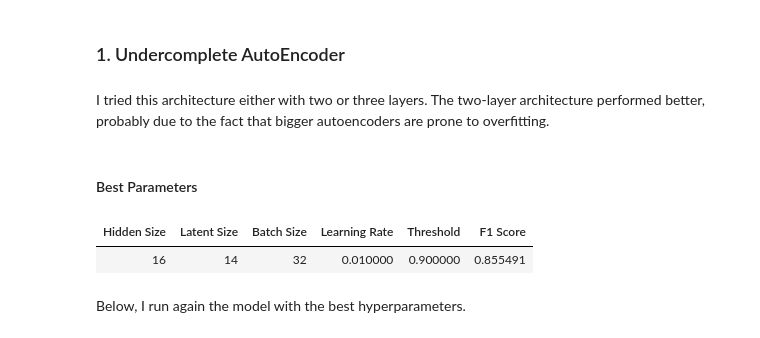
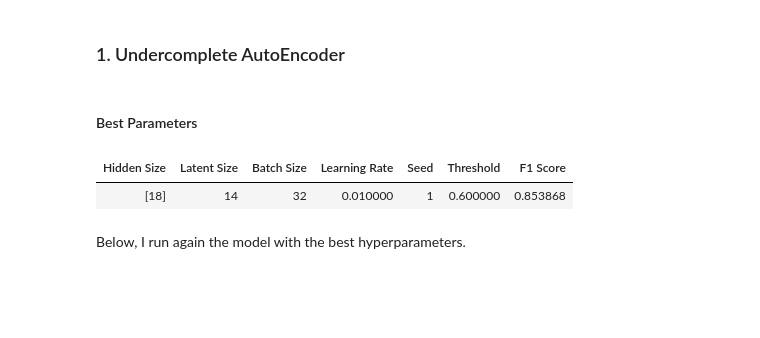
Before and after one commit to martin-krutsky/anomaly-detection-autoencoders, a Jupyter notebook: outlier_detection.ipynb, the cells around one changed output. Saved outputs shown, nothing was run; the diff lists cells and outputs as text; code cells hidden in the pictures; blank space fills up the shorter version.

```diff
--- a/outlier_detection.ipynb
+++ b/outlier_detection.ipynb
@@ -330,16 +339,17 @@ def train_eval_test_model(ModelClass: Type[nn.Module], hidden_size: int, latent_
     threshold, f1 = try_threshold_grid(MSEs, y_test, model_name, start=0.1, stop=5.0, num_thresholds=50, verbose_lvl=0)
     return threshold, f1
 # %%
-def grid_search(ModelClass: Type[nn.Module], model_name: str, hidden_sizes: List[int], latent_sizes: List[int], batch_sizes: List[int], learning_rates: List[float]):
+def grid_search(ModelClass: Type[nn.Module], model_name: str, hidden_sizes_ls: List[List[int]], latent_sizes: List[int],
+                batch_sizes: List[int], learning_rates: List[float], seeds: List[int]):
     best_f1 = 0.0
     best_model_params = None
 
-    cartes_product = list(itertools.product(hidden_sizes, latent_sizes, batch_sizes, learning_rates))
-    for hidden_size, latent_size, batch_size, learning_rate in tqdm(cartes_product):
-        threshold, f1 = train_eval_test_model(ModelClass, hidden_size, latent_size, model_name, batch_size, learning_rate)
+    cartes_product = list(itertools.product(hidden_sizes_ls, latent_sizes, batch_sizes, learning_rates, seeds))
+    for hidden_sizes, latent_size, batch_size, learning_rate, seed in tqdm(cartes_product):
+        threshold, f1 = train_eval_test_model(ModelClass, hidden_sizes, latent_size, model_name, batch_size, learning_rate, seed)
         if f1 > best_f1:
             best_f1 = f1
-            best_model_params = hidden_size, latent_size, batch_size, learning_rate, threshold
+            best_model_params = hidden_sizes, latent_size, batch_size, learning_rate, seed, threshold
     return best_model_params, best_f1
 # %% [markdown]
 ---
@@ -347,40 +357,41 @@ def grid_search(ModelClass: Type[nn.Module], model_name: str, hidden_sizes: List
 ### 1. Undercomplete AutoEncoder
 # %%
 class UndercompleteAutoEncoder(nn.Module):
-    def __init__(self, hidden_size: int, latent_size: int):
+    def __init__(self, hidden_sizes: List[int], latent_size: int):
         super(UndercompleteAutoEncoder, self).__init__()
-        self.encode = nn.Sequential(
-            nn.Linear(INPUT_SIZE, hidden_size),
-            nn.ReLU(),
-            nn.Linear(hidden_size, latent_size),
-        )
-        self.decode = nn.Sequential(
-            nn.Linear(latent_size, hidden_size),
-            nn.ReLU(),
-            nn.Linear(hidden_size, INPUT_SIZE),
-        )
+
+        encode_layers = [nn.Linear(INPUT_SIZE, hidden_sizes[0]), nn.ReLU()]
+        for i in range(len(hidden_sizes)-1):
+            encode_layers += [nn.Linear(hidden_sizes[i], hidden_sizes[i+1]), nn.ReLU()]
+        encode_layers += [nn.Linear(hidden_sizes[-1], latent_size)]
+        self.encode = nn.Sequential(*encode_layers)
+
+        decode_layers = [nn.Linear(latent_size, hidden_sizes[-1]), nn.ReLU()]
+        for i in range(1, len(hidden_sizes)):
+            decode_layers += [nn.Linear(hidden_sizes[-i], hidden_sizes[-i-1]), nn.ReLU()]
+        decode_layers += [nn.Linear(hidden_sizes[0], INPUT_SIZE)]
+        self.decode = nn.Sequential(*decode_layers)
 
     def forward(self, x: torch.Tensor) -> torch.Tensor:
         x = self.encode(x)
         x = self.decode(x)
         return x
-# %% [markdown]
-I tried this architecture either with two or three layers. The two-layer architecture performed better, probably due to the fact that bigger autoencoders are prone to overfitting.
 # %%
 best_model_params_uae, best_f1_uae = grid_search(ModelClass=UndercompleteAutoEncoder,
                                                  model_name='undercomplete_autoencoder',
-                                                 hidden_sizes=[16, 18],
-                                                 latent_sizes=[10, 12, 14],
+                                                 hidden_sizes_ls=[[16], [18], [18, 16]],
+                                                 latent_sizes=[12, 14],
                                                  batch_sizes=[32, 64, 128],
-                                                 learning_rates=[1e-3, 1e-2])
+                                                 learning_rates=[1e-3, 1e-2],
+                                                 seeds=[0, 1, 2])
 # %%
-best_params_df_uae = pd.DataFrame([list(best_model_params_uae) + [best_f1_uae]], columns=['Hidden Size', 'Latent Size', 'Batch Size', 'Learning Rate', 'Threshold', 'F1 Score'])
+best_params_df_uae = pd.DataFrame([list(best_model_params_uae) + [best_f1_uae]], columns=['Hidden Sizes', 'Latent Size', 'Batch Size', 'Learning Rate', 'Seed', 'Threshold', 'F1 Score'])
 display(Markdown('#### Best Parameters'))
 display(best_params_df_uae.style.hide_index())
 # %% [output]
 #### Best Parameters
-| Hidden Size | Latent Size | Batch Size | Learning Rate | Threshold | F1 Score |
-| 16 | 14 | 32 | 0.010000 | 0.900000 | 0.855491 |
+| Hidden Size | Latent Size | Batch Size | Learning Rate | Seed | Threshold | F1 Score |
+| [18] | 14 | 32 | 0.010000 | 1 | 0.600000 | 0.853868 |
 # %% [markdown]
 Below, I run again the model with the best hyperparameters.
 # %%
```
Also changed, not shown: parts of 34 cells of this notebook.
